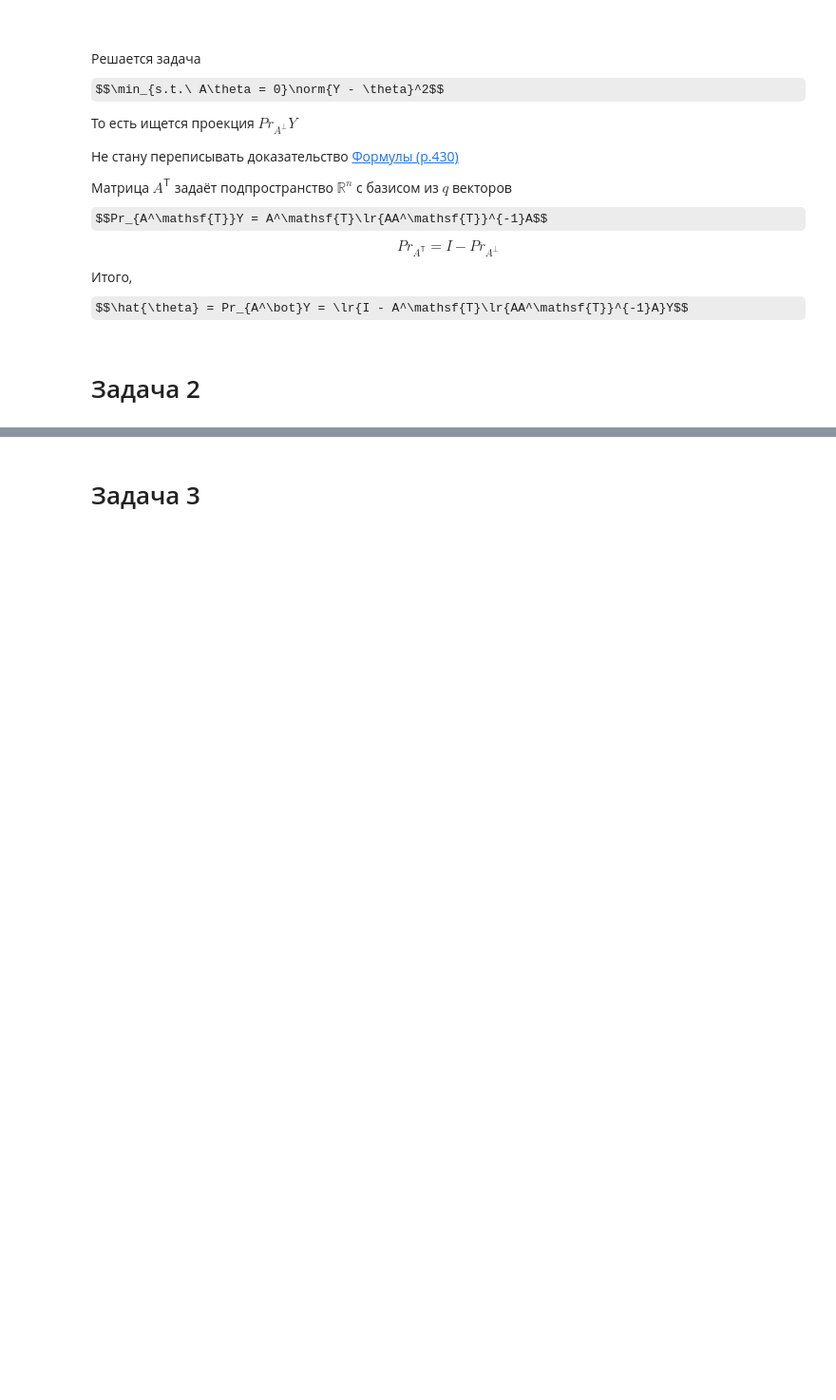
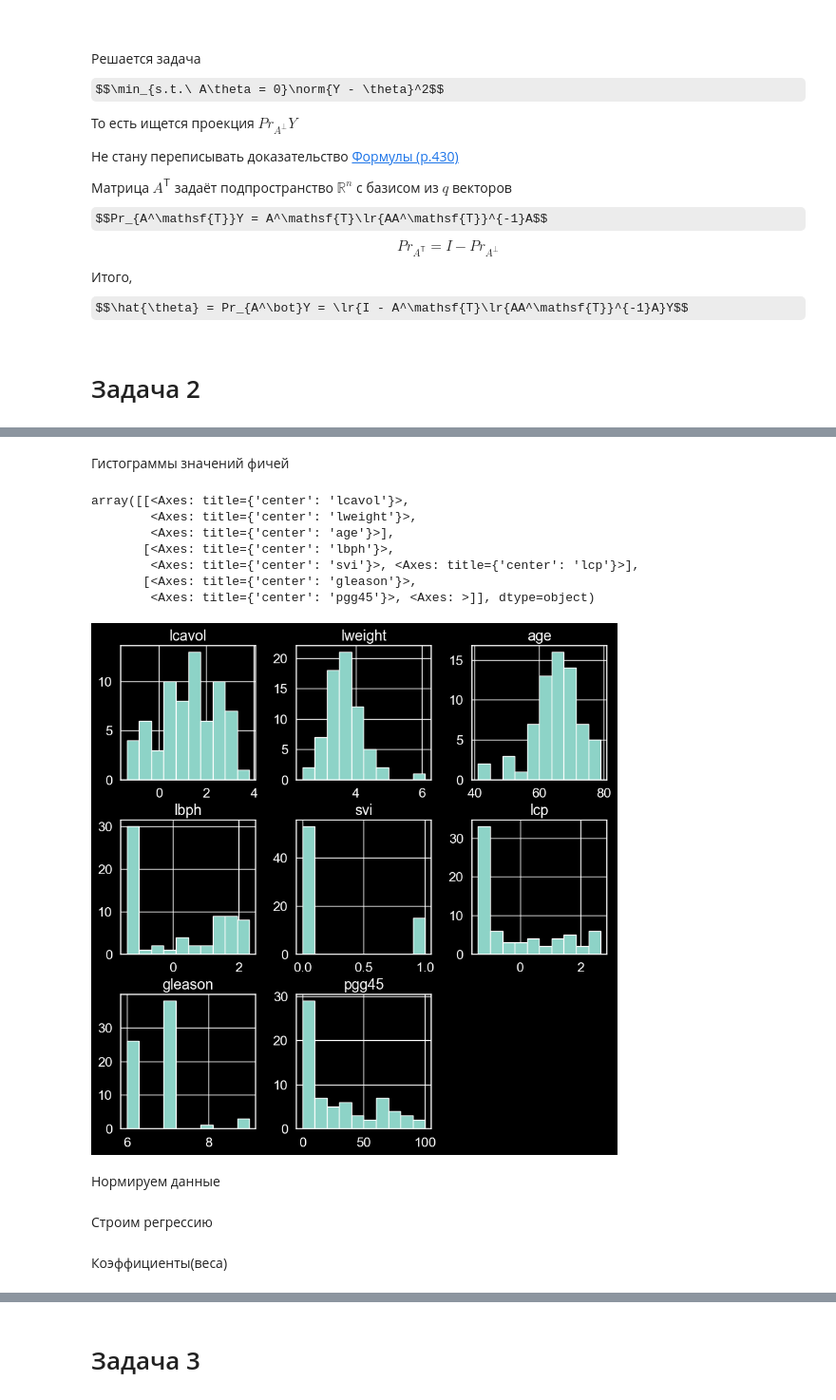
Before and after one commit to voroninip/Statistics, a Jupyter notebook: HW9/HW9.ipynb, the cells around one changed output, grey strips where cells are left out. Shown at 95% size. Saved outputs shown, nothing was run; the diff lists cells and outputs as text; code cells hidden in the pictures; some formulas as TeX source; blank space fills up the shorter version.

```diff
--- a/HW9/HW9.ipynb
+++ b/HW9/HW9.ipynb
@@ -24,0 +65,15 @@ $$Pr_{A^\mathsf{T}} = I - Pr_{A^\bot}$$
+# %% [markdown]
+Гистограммы значений фичей
+# %%
+X.hist(figsize=(10, 10))
+# %% [output]
+array([[<Axes: title={'center': 'lcavol'}>,
+        <Axes: title={'center': 'lweight'}>,
+        <Axes: title={'center': 'age'}>],
+       [<Axes: title={'center': 'lbph'}>,
+        <Axes: title={'center': 'svi'}>, <Axes: title={'center': 'lcp'}>],
+       [<Axes: title={'center': 'gleason'}>,
+        <Axes: title={'center': 'pgg45'}>, <Axes: >]], dtype=object)
+[figure, added]
+# %% [markdown]
+Нормируем данные
@@ -24,0 +83,2 @@ $$Pr_{A^\mathsf{T}} = I - Pr_{A^\bot}$$
+# %% [markdown]
+Строим регрессию
@@ -24,0 +87,2 @@ $$Pr_{A^\mathsf{T}} = I - Pr_{A^\bot}$$
+# %% [markdown]
+Коэффициенты(веса)
```
Also changed, not shown: parts of 118 cells of this notebook, 13 other files.
